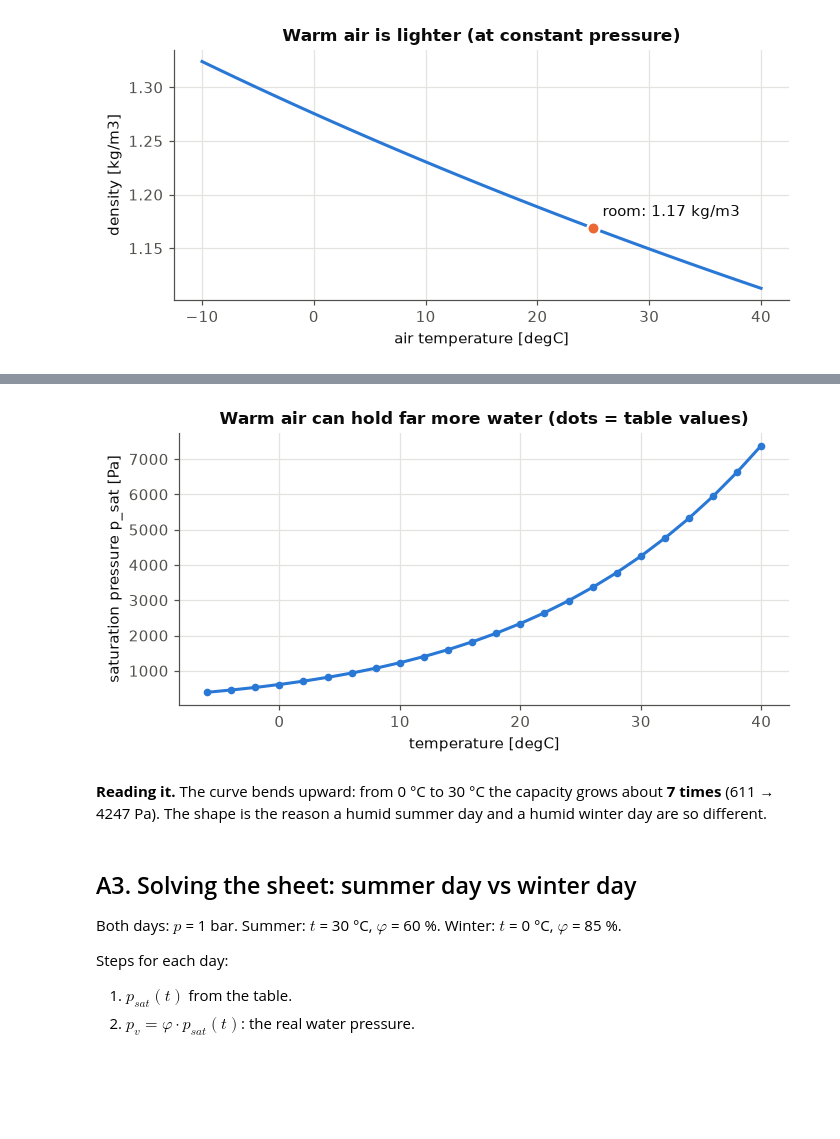
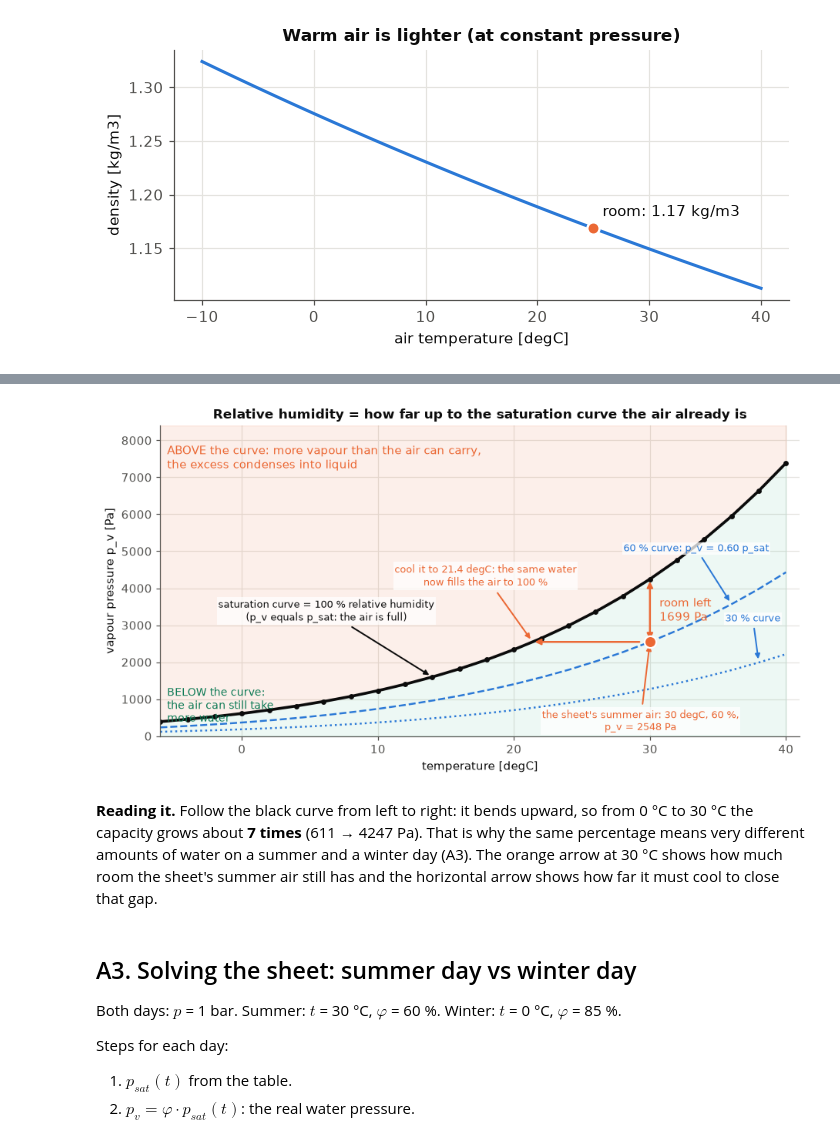
Before and after one commit to mariosakka/human-centric-ai-for-energy-management-labs, a Jupyter notebook: lab-2/explanation-notebooks/lab-2-plus-lecture-challenge/lab-2-in-depth.ipynb, the cells around one changed output, grey strips where cells are left out. Drawn from its saved outputs; the diff is of its cells as text; code cells hidden in the pictures; blank space fills up the shorter version.

```diff
--- a/lab-2/explanation-notebooks/lab-2-plus-lecture-challenge/lab-2-in-depth.ipynb
+++ b/lab-2/explanation-notebooks/lab-2-plus-lecture-challenge/lab-2-in-depth.ipynb
@@ -26,6 +45,20 @@ plt.rcParams.update({"axes.edgecolor": MUTED, "axes.labelcolor": INK, "xtick.col
                      "axes.grid": True, "grid.color": GRID, "grid.linewidth": 0.8, "axes.axisbelow": True,
                      "figure.dpi": 110, "font.size": 10, "axes.titlesize": 11, "axes.titleweight": "bold"})
 SUMMER, WINTER = ORANGE, BLUE      # fixed colours: orange = summer, blue = winter, in every chart
+
+from matplotlib.patches import Ellipse
+
+def ring(ax, x, y, size=24, color=INK):                      # circle around one point of interest
+    ax.plot(x, y, "o", ms=size, mfc="none", mec=color, mew=2, zorder=6, clip_on=False)
+
+def point(ax, xy, text, xytext, color=INK, ha="center"):     # text with an arrow pointing at xy
+    ax.annotate(text, xy, xytext=xytext, textcoords="offset points", color=color, fontsize=8.5, ha=ha, bbox=dict(fc="white", ec="none", alpha=0.75, pad=1),
+                arrowprops=dict(arrowstyle="-|>", color=color, lw=1.3, shrinkA=3, shrinkB=3), zorder=7)
+
+def blob(ax, xs, ys, color, padx, pady):                     # dashed oval around a group of points
+    xs, ys = np.asarray(xs, float), np.asarray(ys, float)
+    ax.add_patch(Ellipse(((xs.min() + xs.max()) / 2, (ys.min() + ys.max()) / 2), np.ptp(xs) * 1.45 + padx, np.ptp(ys) * 1.45 + pady,
+                         fill=False, ec=color, lw=2, ls="--", zorder=6))
 # %% [markdown]
 # Part A: Sheet 1, the moist-air (psychrometrics) challenge
 
@@ -83,29 +126,43 @@ The sheet gives measured saturation pressures of water. Between table points we
 # %%
 T_TAB = np.arange(-6, 41, 2)
 P_TAB = np.array([390.9, 454.9, 527.9, 611.2, 706, 813.5, 935.3, 1073, 1228, 1403, 1599, 1819,
                   2065, 2339, 2645, 2986, 3364, 3783, 4247, 4760, 5325, 5948, 6633, 7385])
 
 def p_sat(t):          # saturation pressure [Pa] by interpolating the sheet's table
     return np.interp(t, T_TAB, P_TAB)
 
 def t_sat(pv):         # inverse: temperature [degC] at which p_sat = pv (this is the dew point)
     return np.interp(pv, P_TAB, T_TAB)
 
 P_ATM = 1e5            # 1 bar [Pa]
 def humidity_ratio(pv, p=P_ATM):  return 0.622 * pv / (p - pv)                 # kg water / kg dry air
 def enthalpy(t, x):               return t + x * (2500 + 1.84 * t)               # kJ/kg dry air
 
 tt = np.linspace(-6, 40, 200)
-fig, ax = plt.subplots(figsize=(6.5, 3.4))
-ax.plot(tt, p_sat(tt), color=BLUE, lw=2)
-ax.plot(T_TAB, P_TAB, "o", color=BLUE, ms=4)
-ax.set_xlabel("temperature [degC]"); ax.set_ylabel("saturation pressure p_sat [Pa]")
-ax.set_title("Warm air can hold far more water (dots = table values)")
+t0 = 30; pv0 = 0.60 * float(p_sat(t0)); td0 = float(t_sat(pv0))
+fig, ax = plt.subplots(figsize=(8.5, 4.6))
+ax.fill_between(tt, p_sat(tt), 8400, color=ORANGE, alpha=0.10)
+ax.fill_between(tt, 0, p_sat(tt), color=AQUA, alpha=0.08)
+ax.plot(tt, p_sat(tt), color=INK, lw=2.4); ax.plot(T_TAB, P_TAB, "o", color=INK, ms=3.5)
+ax.plot(tt, 0.60 * p_sat(tt), color=BLUE, lw=1.6, ls="--"); ax.plot(tt, 0.30 * p_sat(tt), color=BLUE, lw=1.6, ls=":")
+ax.text(-5.5, 7900, "ABOVE the curve: more vapour than the air can carry,\nthe excess condenses into liquid", color=ORANGE, va="top")
+ax.text(-5.5, 1350, "BELOW the curve:\nthe air can still take\nmore water", color="#0d7a55", va="top", fontsize=9)
+point(ax, (14, float(p_sat(14))), "saturation curve = 100 % relative humidity\n(p_v equals p_sat: the air is full)", (-90, 48), color=INK)
+point(ax, (36, 0.60 * float(p_sat(36))), "60 % curve: p_v = 0.60 p_sat", (-30, 45), color=BLUE)
+point(ax, (38, 0.30 * float(p_sat(38))), "30 % curve", (-5, 35), color=BLUE)
+ax.plot(t0, pv0, "o", color=ORANGE, ms=10, mec="white", mew=1.5, zorder=8)
+ax.annotate("", (t0, float(p_sat(t0))), (t0, pv0), arrowprops=dict(arrowstyle="<|-|>", color=ORANGE, lw=1.6))
+ax.text(t0 + 0.7, (pv0 + p_sat(t0)) / 2, f"room left\n{p_sat(t0) - pv0:.0f} Pa", color=ORANGE, va="center")
+ax.annotate("", (td0, pv0), (t0 - 0.6, pv0), arrowprops=dict(arrowstyle="-|>", color=ORANGE, lw=1.6))
+point(ax, (t0, pv0), f"the sheet's summer air: {t0} degC, 60 %,\np_v = {pv0:.0f} Pa", (-8, -75), color=ORANGE)
+point(ax, (td0, pv0), f"cool it to {td0:.1f} degC: the same water\nnow fills the air to 100 %", (-40, 48), color=ORANGE)
+ax.set_xlabel("temperature [degC]"); ax.set_ylabel("vapour pressure p_v [Pa]"); ax.set_ylim(0, 8400); ax.set_xlim(-6, 41)
+ax.set_title("Relative humidity = how far up to the saturation curve the air already is")
 plt.tight_layout(); plt.show()
 # %% [output]
-[figure, old version]
+[figure, new version]
 # %% [markdown]
-**Reading it.** The curve bends upward: from 0 °C to 30 °C the capacity grows about **7 times** (611 → 4247 Pa). The shape is the reason a humid summer day and a humid winter day are so different.
+**Reading it.** Follow the black curve from left to right: it bends upward, so from 0 °C to 30 °C the capacity grows about **7 times** (611 → 4247 Pa). That is why the same percentage means very different amounts of water on a summer and a winter day (A3). The orange arrow at 30 °C shows how much room the sheet's summer air still has and the horizontal arrow shows how far it must cool to close that gap.
 # %% [markdown]
 ## A3. Solving the sheet: summer day vs winter day
 
```
Also changed, not shown: parts of 49 cells of this notebook, 3 other files.
